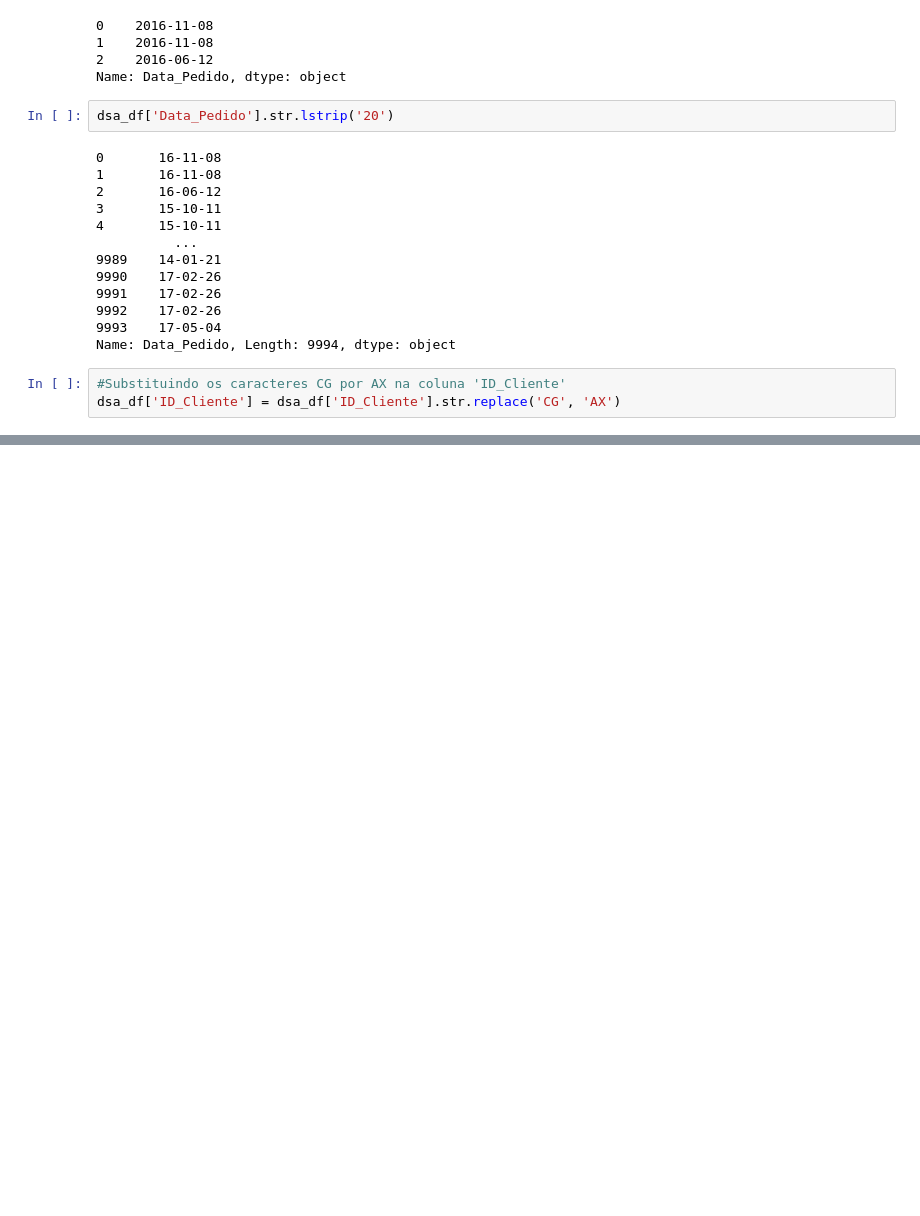
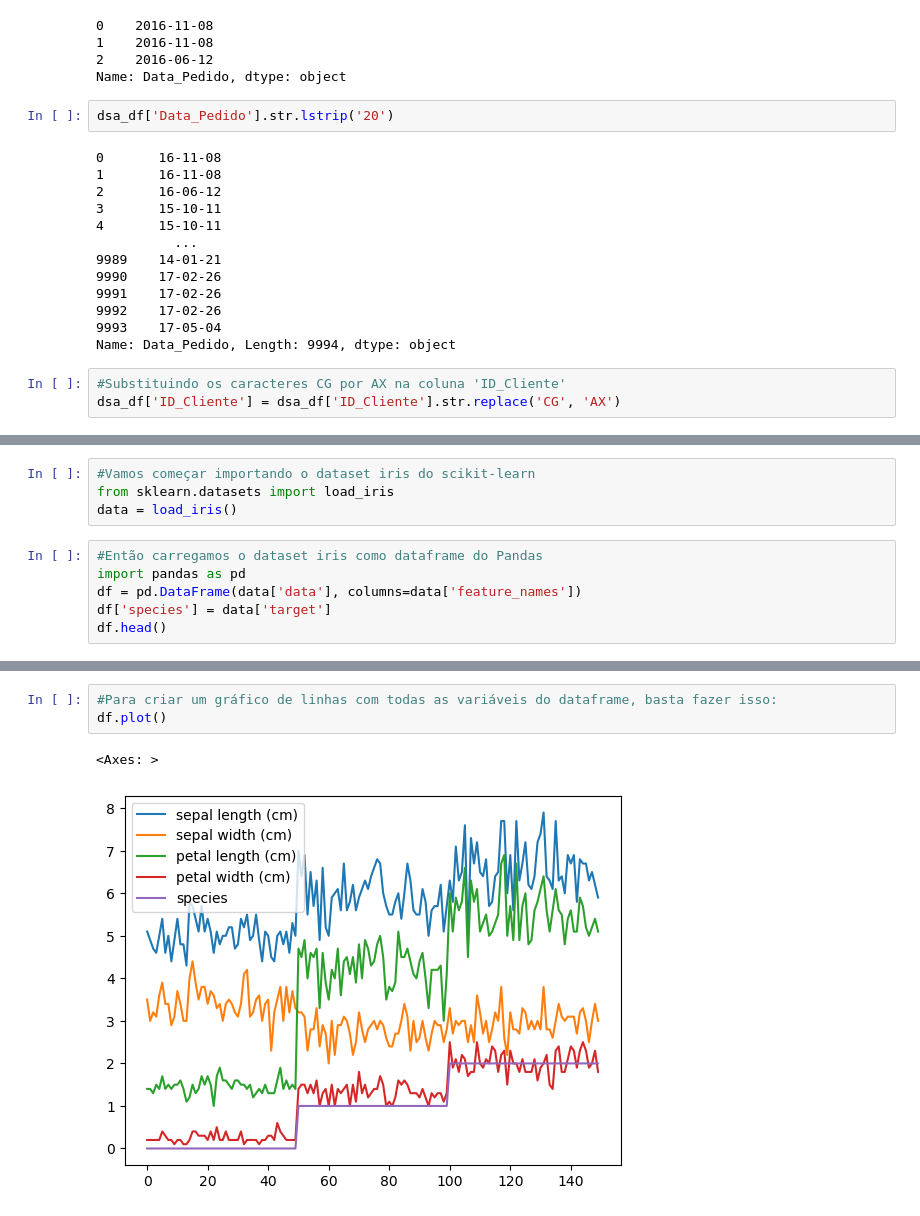
Before and after one commit to leandroclv/DSA_Python, a Jupyter notebook: POO/Pandas.ipynb, the cells around one changed output, grey strips where cells are left out. Saved outputs shown, nothing was run; the diff lists cells and outputs as text; blank space fills up the shorter version.

```diff
--- a/POO/Pandas.ipynb
+++ b/POO/Pandas.ipynb
@@ -538,0 +562,10 @@ dsa_df.head()
+# %%
+#Vamos começar importando o dataset iris do scikit-learn
+from sklearn.datasets import load_iris
+data = load_iris()
+# %%
+#Então carregamos o dataset iris como dataframe do Pandas
+import pandas as pd
+df = pd.DataFrame(data['data'], columns=data['feature_names'])
+df['species'] = data['target']
+df.head()
@@ -538,0 +579,6 @@ dsa_df.head()
+# %%
+#Para criar um gráfico de linhas com todas as variáveis do dataframe, basta fazer isso:
+df.plot()
+# %% [output]
+<Axes: >
+[figure, added]
```
Also changed, not shown: parts of 12 cells of this notebook.
